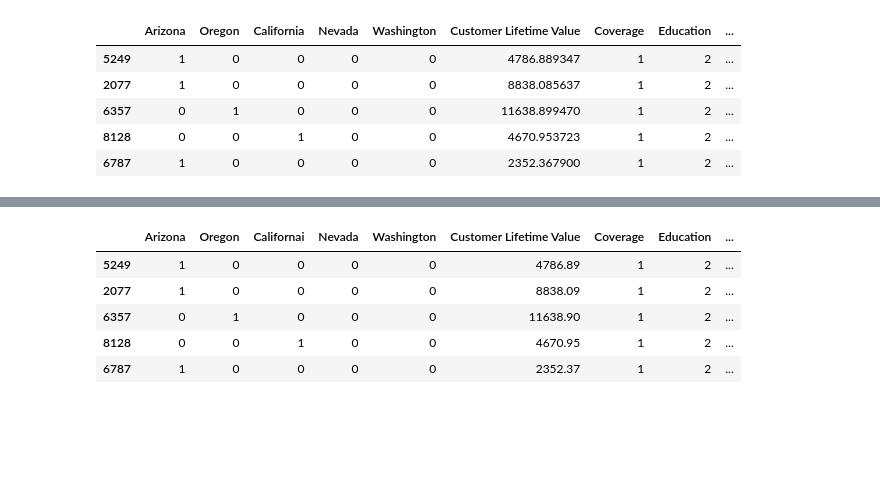
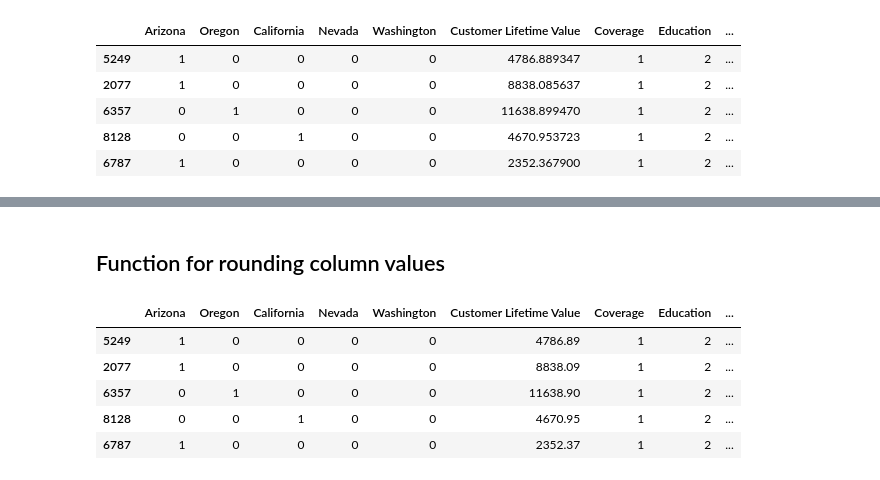
Before and after one commit to EvidenceN/Insurance_premium_prediction, a Jupyter notebook: model/premium2.ipynb, the cells around one changed output, grey strips where cells are left out. Saved outputs shown, nothing was run; the diff lists cells and outputs as text; code cells hidden in the pictures; blank space fills up the shorter version.

```diff
--- a/model/premium2.ipynb
+++ b/model/premium2.ipynb
@@ -391,7 +393,11 @@ def change_name(train_encoded, test_encoded, val_encoded):
          "EmploymentStatus_Unemployed": "Unemployed",
          "EmploymentStatus_Disabled": "Disabled",
          "EmploymentStatus_Retired": "Retired",
-         "EmploymentStatus_Medical Leave": "Medical_Leave"}
+         "EmploymentStatus_Medical Leave": "Medical_Leave",
+         'Renew Offer Type_Offer2': 'Renew offer 1',
+         'Renew Offer Type_Offer1': 'Renew offer 2',
+         'Renew Offer Type_Offer3': 'Renew offer 3',
+         'Renew Offer Type_Offer4': 'Renew offer 4'}
 
     train = train.rename(columns = columns_to_rename)
     test = test.rename(columns = columns_to_rename)
@@ -420,11 +426,3 @@ train2.head()
 | 6357 | 0 | 1 | 0 | 0 | 0 | 11638.899470 | 1 | 2 | ... |
 | 8128 | 0 | 0 | 1 | 0 | 0 | 4670.953723 | 1 | 2 | ... |
 | 6787 | 1 | 0 | 0 | 0 | 0 | 2352.367900 | 1 | 2 | ... |
-# %%
-# rounding various series in our dataframe.
-# columns to round - lifetime value, monthly premium, total claim amount
-
-train_encoded = train_encoded.round({"Customer Lifetime Value": 2, "Total Claim Amount": 2})
-test_encoded = test_encoded.round({"Customer Lifetime Value": 2, "Total Claim Amount": 2})
-train = train.round({"Customer Lifetime Value": 2, "Total Claim Amount": 2})
-test = test.round({"Customer Lifetime Value": 2, "Total Claim Amount": 2})
@@ -889,9 +428,0 @@ test_encoded = test_encoded.rename(columns = {"State_Arizona":"Arizona",
-# %%
-train_encoded.head()
-# %% [output]
-|  | Arizona | Oregon | Californai | Nevada | Washington | Customer Lifetime Value | Coverage | Education | ... |
-| 5249 | 1 | 0 | 0 | 0 | 0 | 4786.89 | 1 | 2 | ... |
-| 2077 | 1 | 0 | 0 | 0 | 0 | 8838.09 | 1 | 2 | ... |
-| 6357 | 0 | 1 | 0 | 0 | 0 | 11638.90 | 1 | 2 | ... |
-| 8128 | 0 | 0 | 1 | 0 | 0 | 4670.95 | 1 | 2 | ... |
-| 6787 | 1 | 0 | 0 | 0 | 0 | 2352.37 | 1 | 2 | ... |
@@ -901,0 +429,40 @@ train_encoded.head()
+# %% [markdown]
+## Function for rounding column values
+# %%
+def round_values(train, test, val):
+
+    """
+    A function that will round the values in some columns
+
+    provide the dataset, and the columns below will be rounded
+    """
+
+    # creating a copy of the dataset.
+    train_round = train.copy()
+    test_round = test.copy()
+    val_round = val.copy()
+
+    train_round = train_round.round(
+        {"Customer Lifetime Value": 2,
+         "Total Claim Amount": 2})
+
+    test_round = test_round.round(
+        {"Customer Lifetime Value": 2,
+         "Total Claim Amount": 2})
+
+    val_round = val_round.round(
+        {"Customer Lifetime Value": 2,
+         "Total Claim Amount": 2})
+
+    return train_round, test_round, val_round
+# %%
+train2, test2, val2 = round_values(train2, test2, val2)
+# %%
+train2.head()
+# %% [output]
+|  | Arizona | Oregon | California | Nevada | Washington | Customer Lifetime Value | Coverage | Education | ... |
+| 5249 | 1 | 0 | 0 | 0 | 0 | 4786.89 | 1 | 2 | ... |
+| 2077 | 1 | 0 | 0 | 0 | 0 | 8838.09 | 1 | 2 | ... |
+| 6357 | 0 | 1 | 0 | 0 | 0 | 11638.90 | 1 | 2 | ... |
+| 8128 | 0 | 0 | 1 | 0 | 0 | 4670.95 | 1 | 2 | ... |
+| 6787 | 1 | 0 | 0 | 0 | 0 | 2352.37 | 1 | 2 | ... |
```
Also changed, not shown: parts of 54 cells of this notebook, 1 other file.
